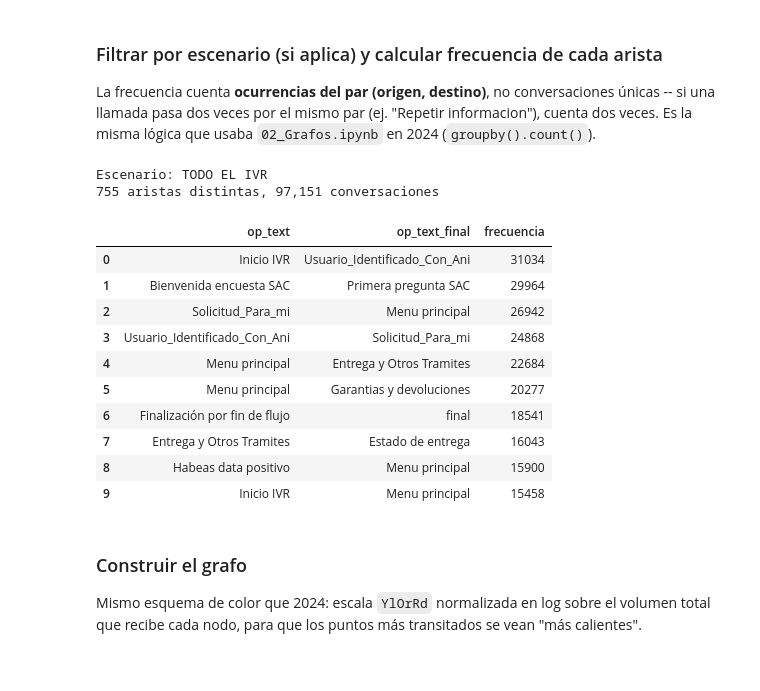
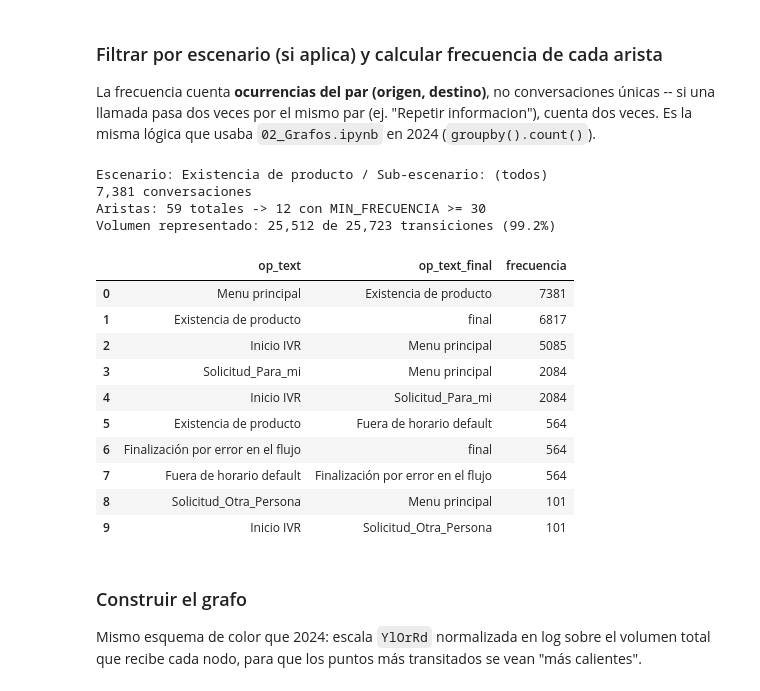
Before and after one commit to JPSOLANO10/Graphos_alk, a Jupyter notebook: 04_pipeline.ipynb, the cells around one changed output. Drawn from its saved outputs; the diff is of its cells as text; code cells hidden in the pictures.

```diff
--- a/04_pipeline.ipynb
+++ b/04_pipeline.ipynb
@@ -915,7 +1089,9 @@ ver las opciones disponibles antes de fijar el valor.
 # %%
 FECHA_INICIO = "2026-06-01"
 FECHA_FIN = "2026-06-30"
-ESCENARIO = None  # ej. "Garantias y devoluciones" -- None = todo el IVR
+ESCENARIO = "Existencia de producto"          # ej. "Garantias y devoluciones" -- None = todo el IVR
+SUBESCENARIO = None      # ej. "Estado_De_Tu_Garantia" -- requiere ESCENARIO fijado
+MIN_FRECUENCIA = 30        # sube este número (ej. 5, 10, 20) si el grafo queda muy denso
 
 DATA_DIR = Path("../data") if Path("../data").exists() else Path("data")
 SEG_DIR = DATA_DIR / "02_segmentacion"
@@ -932,5 +1108,18 @@ df_aristas = pd.read_parquet(IN_ARISTAS_PATH)
 df_resumen = pd.read_parquet(IN_RESUMEN_PATH)
 
 print(f"df_aristas: {df_aristas.shape}")
-df_resumen["escenario"].value_counts()
+print(f"df_resumen: {df_resumen.shape}")
+
+# Menú completo de escenario x subescenario -- de aquí sacas los valores exactos para
+# ESCENARIO y SUBESCENARIO en la celda de parámetros. Siempre se imprime, sin importar lo
+# que hayas puesto arriba.
+menu_escenarios = (
+    df_resumen.groupby(["escenario", "subescenario"])
+    .size()
+    .rename("n_conversaciones")
+    .reset_index()
+    .sort_values(["n_conversaciones"], ascending=[False])
+)
+pd.set_option("display.max_rows", 200)
+menu_escenarios.head(10)
 # %% [output]
@@ -954,38 +1143,51 @@ La frecuencia cuenta **ocurrencias del par (origen, destino)**, no conversacione
 si una llamada pasa dos veces por el mismo par (ej. "Repetir informacion"), cuenta dos veces.
 Es la misma lógica que usaba `02_Grafos.ipynb` en 2024 (`groupby().count()`).
 # %%
+mascara = pd.Series(True, index=df_resumen.index)
 if ESCENARIO is not None:
-    ids_escenario = df_resumen.loc[df_resumen["escenario"] == ESCENARIO, "id_conversacion"]
-    assert len(ids_escenario) > 0, f"'{ESCENARIO}' no aparece en df_resumen['escenario']"
-    df_aristas_filtrado = df_aristas[df_aristas["id_conversacion"].isin(ids_escenario)]
-else:
-    df_aristas_filtrado = df_aristas
+    mascara &= df_resumen["escenario"] == ESCENARIO
+if SUBESCENARIO is not None:
+    assert ESCENARIO is not None, "SUBESCENARIO requiere que fijes ESCENARIO también"
+    mascara &= df_resumen["subescenario"] == SUBESCENARIO
 
-resultado = (
+ids_filtrados = df_resumen.loc[mascara, "id_conversacion"]
+assert len(ids_filtrados) > 0, "El filtro de escenario/subescenario no dejó ninguna conversación"
+df_aristas_filtrado = df_aristas[df_aristas["id_conversacion"].isin(ids_filtrados)]
+
+resultado_completo = (
     df_aristas_filtrado
     .groupby(["op_text", "op_text_final"])
     .agg(frecuencia=("id_conversacion", "count"))
     .sort_values("frecuencia", ascending=False)
     .reset_index()
 )
 
-print(f"Escenario: {ESCENARIO or 'TODO EL IVR'}")
-print(f"{len(resultado)} aristas distintas, {df_aristas_filtrado['id_conversacion'].nunique():,} conversaciones")
+resultado = resultado_completo[resultado_completo["frecuencia"] >= MIN_FRECUENCIA]
+
+volumen_total = resultado_completo["frecuencia"].sum()
+volumen_mostrado = resultado["frecuencia"].sum()
+
+print(f"Escenario: {ESCENARIO or 'TODO EL IVR'} / Sub-escenario: {SUBESCENARIO or '(todos)'}")
+print(f"{df_aristas_filtrado['id_conversacion'].nunique():,} conversaciones")
+print(f"Aristas: {len(resultado_completo)} totales -> {len(resultado)} con MIN_FRECUENCIA >= {MIN_FRECUENCIA}")
+print(f"Volumen representado: {volumen_mostrado:,} de {volumen_total:,} transiciones ({volumen_mostrado/volumen_total*100:.1f}%)")
 resultado.head(10)
 # %% [output]
-Escenario: TODO EL IVR
-755 aristas distintas, 97,151 conversaciones
+Escenario: Existencia de producto / Sub-escenario: (todos)
+7,381 conversaciones
+Aristas: 59 totales -> 12 con MIN_FRECUENCIA >= 30
+Volumen representado: 25,512 de 25,723 transiciones (99.2%)
 |  | op_text | op_text_final | frecuencia |
-| 0 | Inicio IVR | Usuario_Identificado_Con_Ani | 31034 |
-| 1 | Bienvenida encuesta SAC | Primera pregunta SAC | 29964 |
-| 2 | Solicitud_Para_mi | Menu principal | 26942 |
-| 3 | Usuario_Identificado_Con_Ani | Solicitud_Para_mi | 24868 |
-| 4 | Menu principal | Entrega y Otros Tramites | 22684 |
-| 5 | Menu principal | Garantias y devoluciones | 20277 |
-| 6 | Finalización por fin de flujo | final | 18541 |
-| 7 | Entrega y Otros Tramites | Estado de entrega | 16043 |
-| 8 | Habeas data positivo | Menu principal | 15900 |
-| 9 | Inicio IVR | Menu principal | 15458 |
+| 0 | Menu principal | Existencia de producto | 7381 |
+| 1 | Existencia de producto | final | 6817 |
+| 2 | Inicio IVR | Menu principal | 5085 |
+| 3 | Solicitud_Para_mi | Menu principal | 2084 |
+| 4 | Inicio IVR | Solicitud_Para_mi | 2084 |
+| 5 | Existencia de producto | Fuera de horario default | 564 |
+| 6 | Finalización por error en el flujo | final | 564 |
+| 7 | Fuera de horario default | Finalización por error en el flujo | 564 |
+| 8 | Solicitud_Otra_Persona | Menu principal | 101 |
+| 9 | Inicio IVR | Solicitud_Otra_Persona | 101 |
 # %% [markdown]
 ### Construir el grafo
 
```
Also changed, not shown: parts of 42 cells of this notebook, 2 other files.
